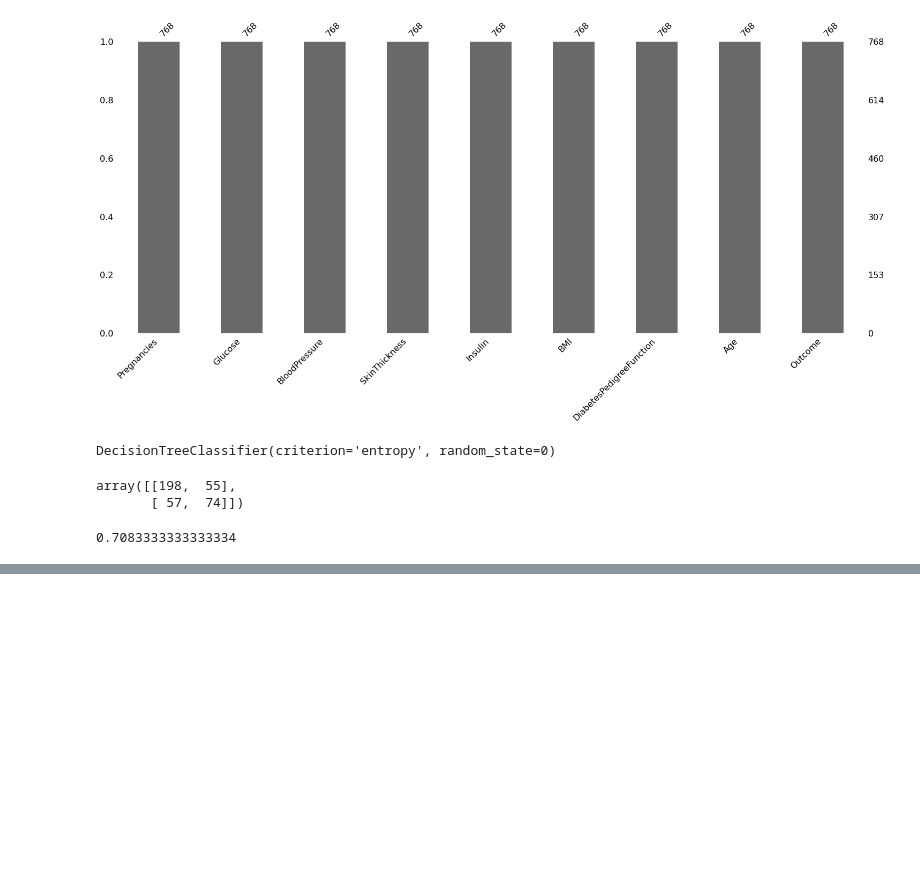
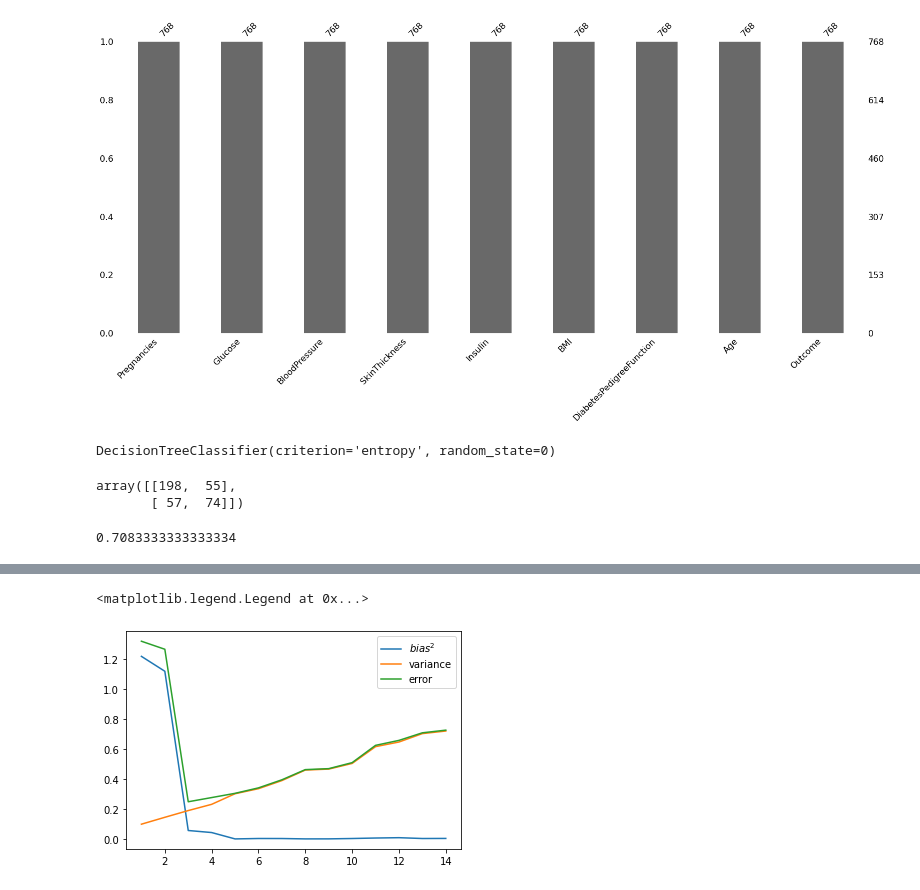
Before and after one commit to karthikaijothi/Decision-tree-2, a Jupyter notebook: Decision_tree_ML.ipynb, the cells around one changed output, grey strips where cells are left out. Cells and saved outputs as stored; diff of their text form; code cells hidden in the pictures; blank space fills up the shorter version.

```diff
--- a/Decision_tree_ML.ipynb
+++ b/Decision_tree_ML.ipynb
@@ -202,0 +262,34 @@ graphviz.Source(export_graphviz(clf,feature_names = X.columns,filled = True))
+# %%
+from numpy.linalg import norm
+n_samples = 20
+f_x, f_y = f(n_samples)
+n_models = 100
+max_degree = 15
+var_vals =[]
+bias_vals = []
+error_vals = []
+for degree in range(1, max_degree):
+    avg_y = np.zeros(n_samples)
+    models = []
+    for i in range(n_models):
+        (x,y) = sample(n_samples)
+        model = fit_polynomial(x, y, degree)
+        p_y = apply_polynomial(model, x)
+        avg_y = avg_y + p_y
+        models.append(p_y)
+    avg_y = avg_y / n_models
+    bias_2 = norm(avg_y - f_y) ** 2/f_y.size
+    bias_vals.append(bias_2)
+    variance = 0
+    for p_y in models:
+        variance += norm(avg_y - p_y) ** 2
+    variance /= f_y.size * n_models
+    var_vals.append(variance)
+    error_vals.append(variance + bias_2)
+pl.plot(range(1, max_degree), bias_vals, label='$bias^2$')
+pl.plot(range(1, max_degree), var_vals, label='variance')
+pl.plot(range(1, max_degree), error_vals, label='error')
+pl.legend()
+# %% [output]
+<matplotlib.legend.Legend at 0x...>
+[figure, added]
```
Also changed, not shown: parts of 3 cells of this notebook.
